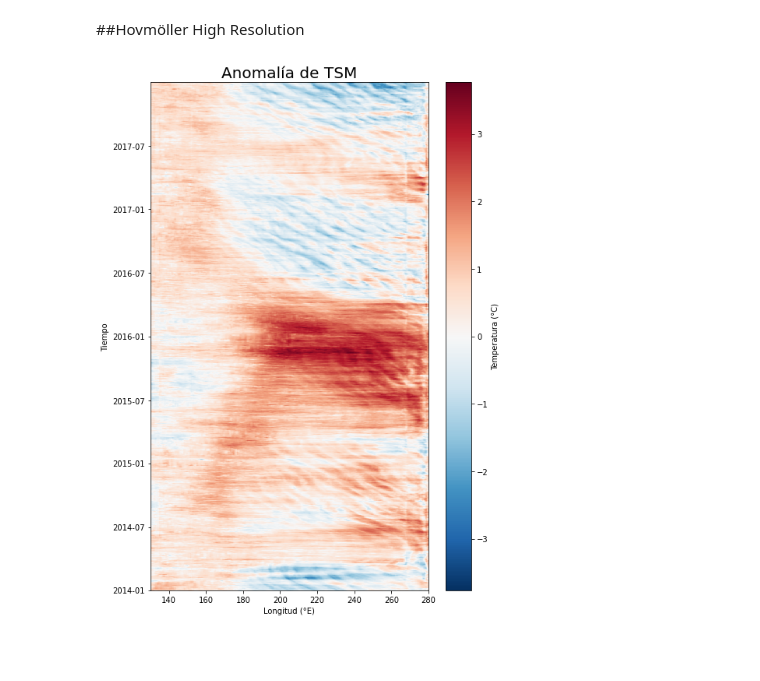
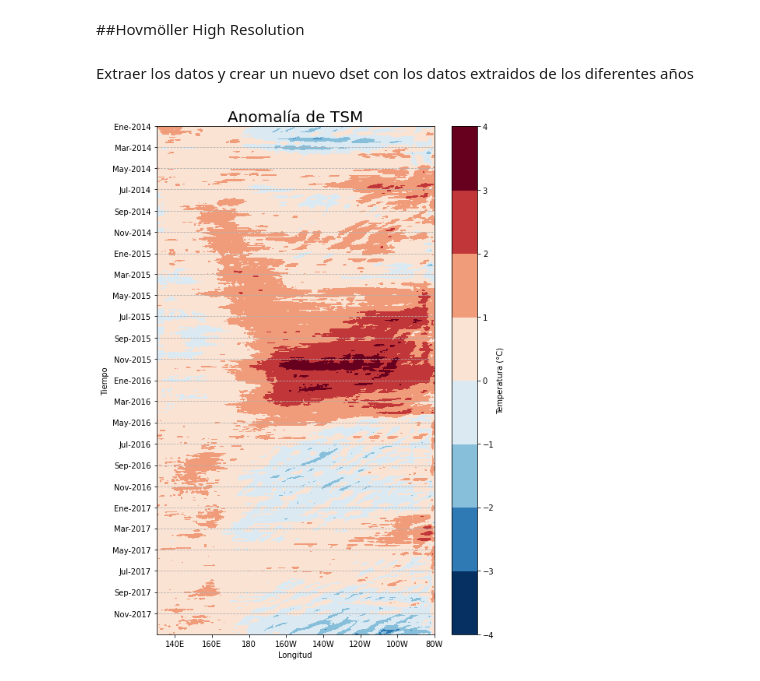
Before and after one commit to LuisMm16/datos_atmosfericos_python, a Jupyter notebook: ERSST_Tesis.ipynb, the cells around one changed output. Drawn from its saved outputs; the diff is of its cells as text; code cells hidden in the pictures; blank space fills up the shorter version.

```diff
--- a/ERSST_Tesis.ipynb
+++ b/ERSST_Tesis.ipynb
@@ -87,0 +83,12 @@ Attributes: (12/37)
+# %%
+date_range = pd.date_range("1997-01-01","2018-12-01",freq='MS')
+array_data = pd.array(np.zeros(date_range.shape))
+i = 1
+for x in range(len(date_range)):
+  month_sel_anom = dset.sst.sel(time=date_range[x], lat=slice(5,-5), lon=slice(190,240)) - month_normal_reg34(i)
+  array_data[x] = month_sel_anom.mean(dim=['lon','lat']).values
+  i += 1
+  if i == 13:
+    i = 1
+
+new_dset2 = xr.DataArray(data=array_data, dims=['time'], coords=dict(time=date_range))
@@ -188,6 +206,0 @@ ax.set(xlabel='Longitud (°E)', ylabel='Tiempo')
-# %%
-prueba2 = dset.sst.sel(time=slice('2014-01-01','2014-07-01'), lon = slice(130,280), lat=slice(5,-5)).mean(dim='lat')
-for x in range(7):
-  prueba = data_hov.sel(time=f'2014-{x+1}-01').mean(dim='lat') - month_normal(x+1).sel(lon = slice(130,280),
-                                                                               lat=slice(5,-5)).mean(dim='lat')
-  prueba2[x] = prueba
@@ -224,5 +230,7 @@ ftp.retrbinary("RETR " + filename4, open(filename4, 'wb').write)
 # %% [markdown]
 ##Hovmöller High Resolution
+# %% [markdown]
+Extraer los datos y crear un nuevo dset con los datos extraidos de los diferentes años
 # %%
 import matplotlib.pyplot as plt
 import xarray as xr
@@ -257,11 +265,39 @@ for x in range(365):
 # %%
 fig = plt.figure(figsize=(8,12))
 ax = fig.add_subplot(111)
-im = darray.plot(ax=ax, add_colorbar = False)
+im = darray.plot.contourf(ax=ax, add_colorbar = False, levels=10, yincrease=False)
 ax.set_title("Anomalía de TSM", fontsize=20)
-ax.set(xlabel="Longitud (°E)", ylabel="Tiempo")
+ax.set(xlabel="Longitud", ylabel="Tiempo")
+
+# Crear los valores del eje y y sus labels en formato Mes-Año
+yticks_values = pd.date_range("2014-01-01","2017-12-01", freq='2MS')
+yticks_labels = []
+
+year = 2014
+temp = ''
+while temp != 'Nov-2017':
+  lst_mon = ['Ene', 'Mar', 'May', 'Jul', 'Sep', 'Nov']
+  for i in range(6):
+    temp = lst_mon[i] +'-'+ str(year)
+    yticks_labels.append(temp)
+  year += 1
+
+
+# Crear los valores del eje x y sus labels
+lon_inicial = 140
+xticks_values = []
+while True:
+  xticks_values.append(lon_inicial)
+  if lon_inicial == 280:
+    break
+  lon_inicial += 20
+xticks_labels = ['140E', '160E', '180', '160W', '140W', '120W', '100W', '80W']
+
+plt.yticks(yticks_values, yticks_labels)
+plt.xticks(xticks_values, xticks_labels)
+ax.grid(True, axis='y', linestyle = '--')
 cb = plt.colorbar(im)
 cb.set_label('Temperatura (°C)')
 plt.savefig("Anom_TSM_Hov", bbox_inches='tight', dpi=500)
 # %% [output]
-[figure, old version]
+[figure, new version]
```
Also changed, not shown: parts of 15 cells of this notebook.
